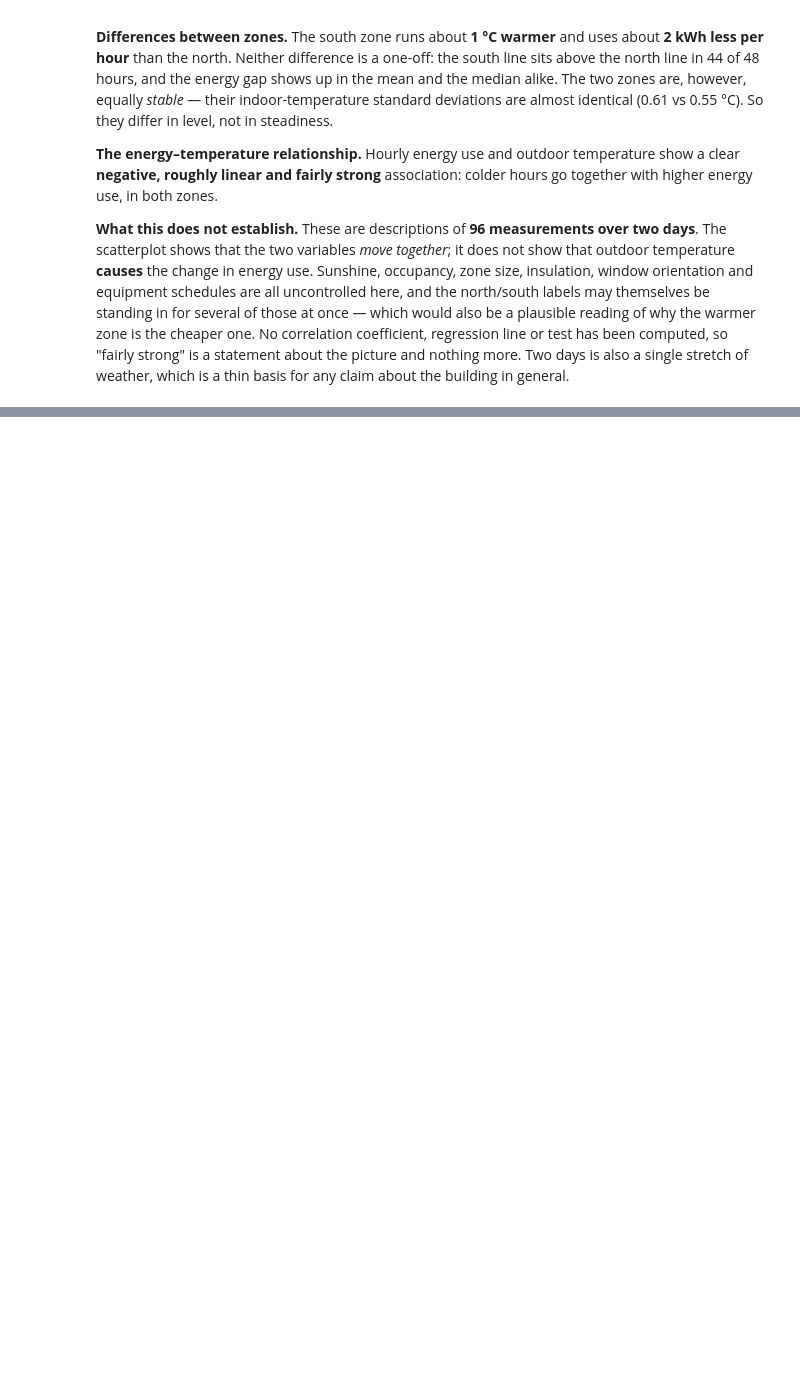
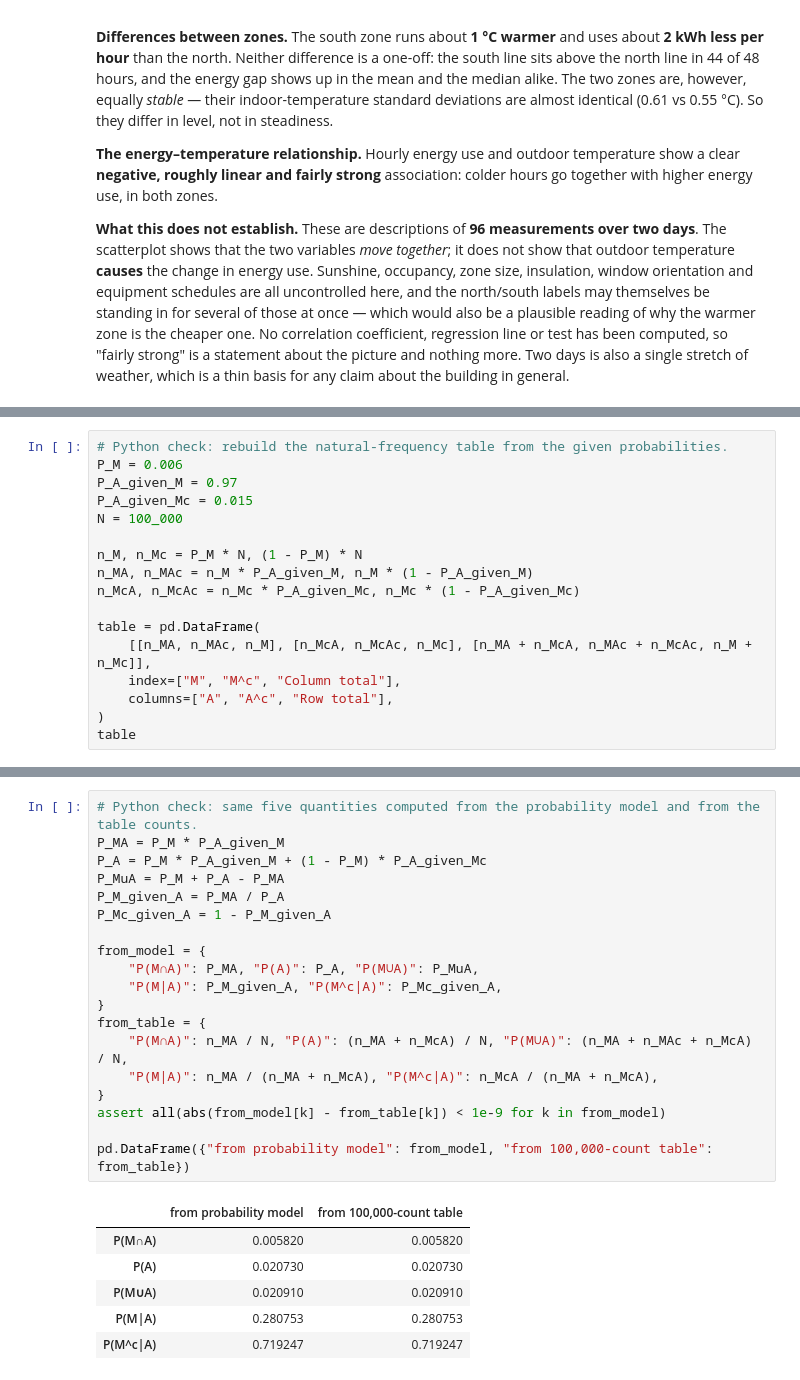
Before and after one commit to Bibekk49/STA1, a Jupyter notebook: assignment1/Assignment1.ipynb, the cells around one changed output, grey strips where cells are left out. Drawn from its saved outputs; the diff is of its cells as text; blank space fills up the shorter version.

```diff
--- a/assignment1/Assignment1.ipynb
+++ b/assignment1/Assignment1.ipynb
@@ -507,0 +559,17 @@ _To be completed._
+# %%
+# Python check: rebuild the natural-frequency table from the given probabilities.
+P_M = 0.006
+P_A_given_M = 0.97
+P_A_given_Mc = 0.015
+N = 100_000
+
+n_M, n_Mc = P_M * N, (1 - P_M) * N
+n_MA, n_MAc = n_M * P_A_given_M, n_M * (1 - P_A_given_M)
+n_McA, n_McAc = n_Mc * P_A_given_Mc, n_Mc * (1 - P_A_given_Mc)
+
+table = pd.DataFrame(
+    [[n_MA, n_MAc, n_M], [n_McA, n_McAc, n_Mc], [n_MA + n_McA, n_MAc + n_McAc, n_M + n_Mc]],
+    index=["M", "M^c", "Column total"],
+    columns=["A", "A^c", "Row total"],
+)
+table
@@ -507,0 +611,26 @@ _To be completed._
+# %%
+# Python check: same five quantities computed from the probability model and from the table counts.
+P_MA = P_M * P_A_given_M
+P_A = P_M * P_A_given_M + (1 - P_M) * P_A_given_Mc
+P_MuA = P_M + P_A - P_MA
+P_M_given_A = P_MA / P_A
+P_Mc_given_A = 1 - P_M_given_A
+
+from_model = {
+    "P(M∩A)": P_MA, "P(A)": P_A, "P(M∪A)": P_MuA,
+    "P(M|A)": P_M_given_A, "P(M^c|A)": P_Mc_given_A,
+}
+from_table = {
+    "P(M∩A)": n_MA / N, "P(A)": (n_MA + n_McA) / N, "P(M∪A)": (n_MA + n_MAc + n_McA) / N,
+    "P(M|A)": n_MA / (n_MA + n_McA), "P(M^c|A)": n_McA / (n_MA + n_McA),
+}
+assert all(abs(from_model[k] - from_table[k]) < 1e-9 for k in from_model)
+
+pd.DataFrame({"from probability model": from_model, "from 100,000-count table": from_table})
+# %% [output]
+|  | from probability model | from 100,000-count table |
+| P(M∩A) | 0.005820 | 0.005820 |
+| P(A) | 0.020730 | 0.020730 |
+| P(M∪A) | 0.020910 | 0.020910 |
+| P(M|A) | 0.280753 | 0.280753 |
+| P(M^c|A) | 0.719247 | 0.719247 |
```
Also changed, not shown: parts of 17 cells of this notebook.
